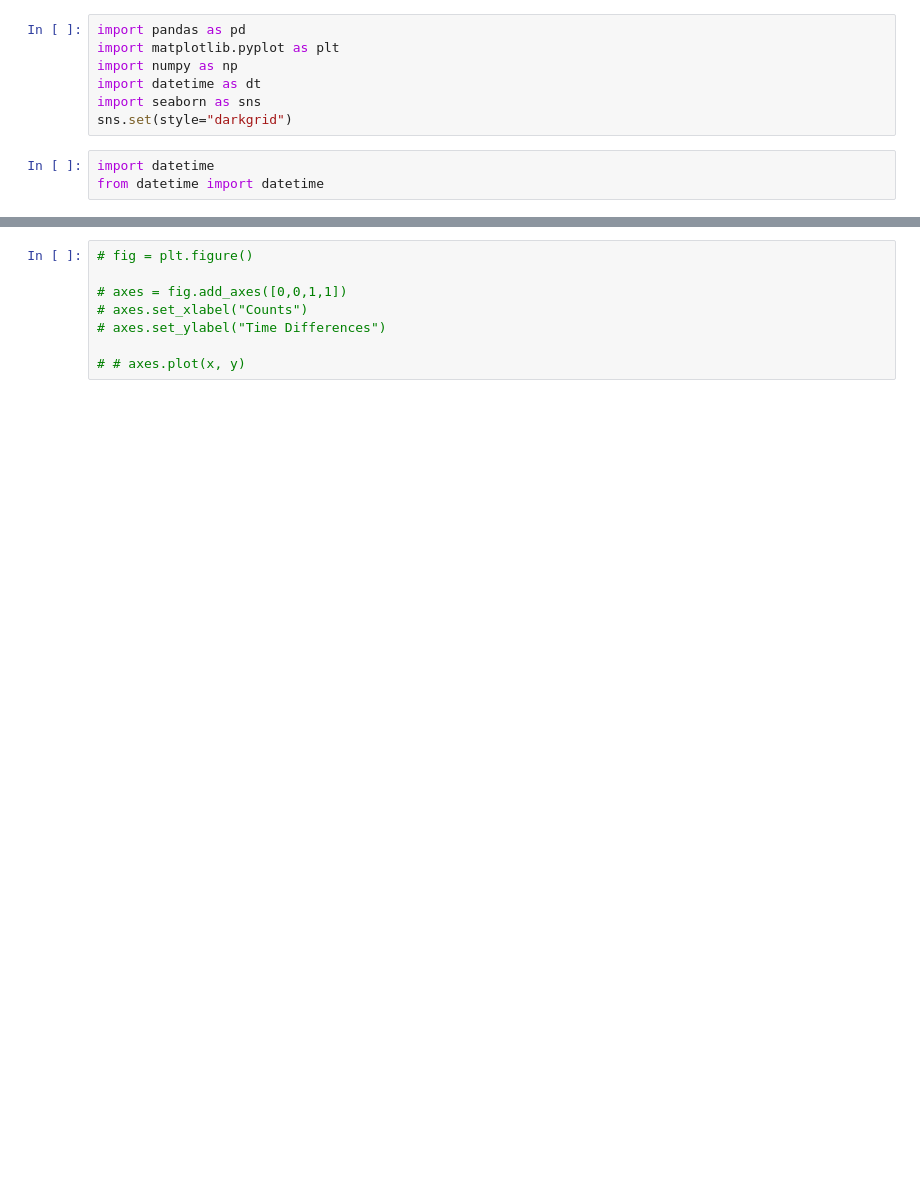
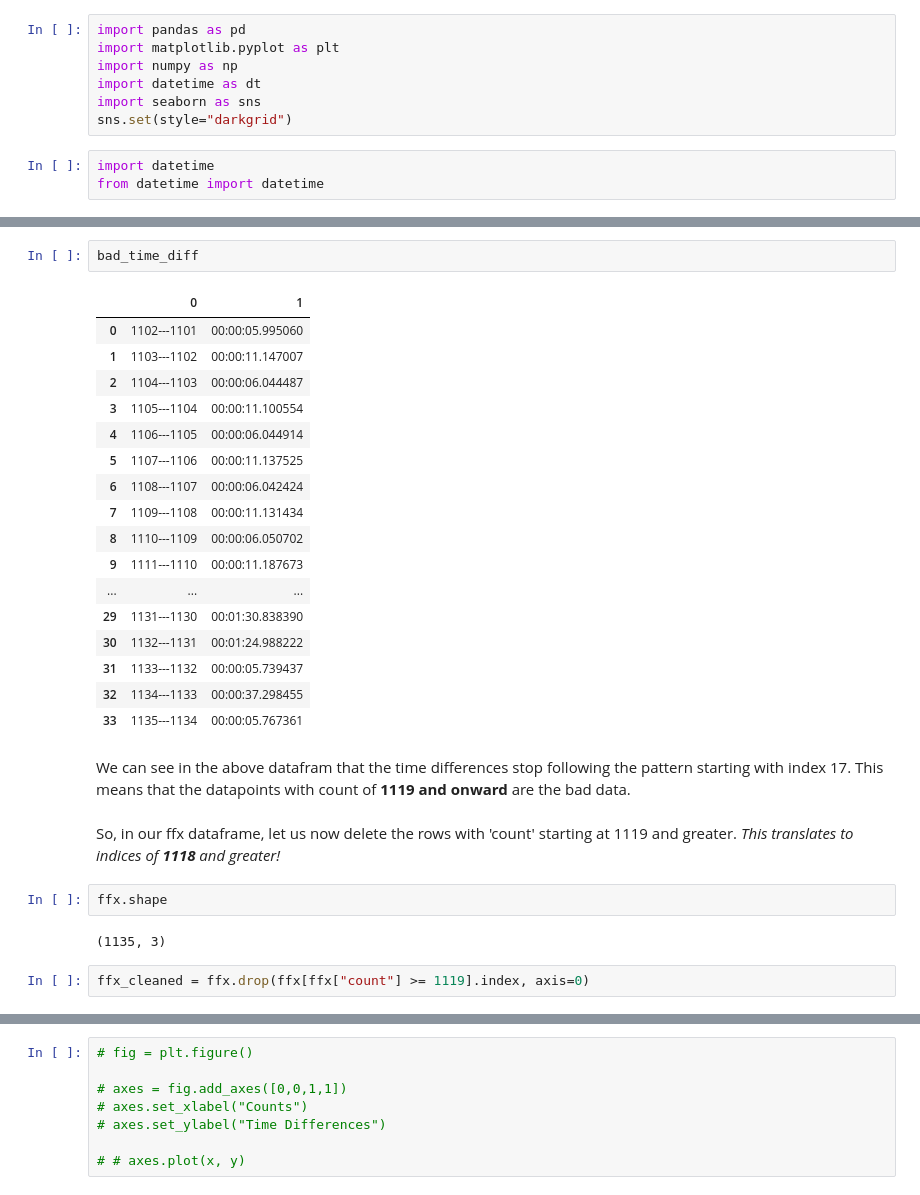
Before and after one commit to aj112358/FFX-Computer-Vision, a Jupyter notebook: FFX_Analysis.ipynb, the cells around one changed output, grey strips where cells are left out. Saved outputs shown, nothing was run; the diff lists cells and outputs as text; blank space fills up the shorter version.

```diff
--- a/FFX_Analysis.ipynb
+++ b/FFX_Analysis.ipynb
@@ -201,0 +240,30 @@ ffx2
+# %%
+bad_time_diff
+# %% [output]
+|  | 0 | 1 |
+| 0 | 1102---1101 | 00:00:05.995060 |
+| 1 | 1103---1102 | 00:00:11.147007 |
+| 2 | 1104---1103 | 00:00:06.044487 |
+| 3 | 1105---1104 | 00:00:11.100554 |
+| 4 | 1106---1105 | 00:00:06.044914 |
+| 5 | 1107---1106 | 00:00:11.137525 |
+| 6 | 1108---1107 | 00:00:06.042424 |
+| 7 | 1109---1108 | 00:00:11.131434 |
+| 8 | 1110---1109 | 00:00:06.050702 |
+| 9 | 1111---1110 | 00:00:11.187673 |
+| ... | ... | ... |
+| 29 | 1131---1130 | 00:01:30.838390 |
+| 30 | 1132---1131 | 00:01:24.988222 |
+| 31 | 1133---1132 | 00:00:05.739437 |
+| 32 | 1134---1133 | 00:00:37.298455 |
+| 33 | 1135---1134 | 00:00:05.767361 |
+# %% [markdown]
+We can see in the above datafram that the time differences stop following the pattern starting with index 17. This means that the datapoints with count of **1119 and onward** are the bad data.
+# %% [markdown]
+So, in our ffx dataframe, let us now delete the rows with 'count' starting at 1119 and greater. *This translates to indices of **1118** and greater!*
+# %%
+ffx.shape
+# %% [output]
+(1135, 3)
+# %%
+ffx_cleaned = ffx.drop(ffx[ffx["count"] >= 1119].index, axis=0)
```
Also changed, not shown: parts of 93 cells of this notebook.
